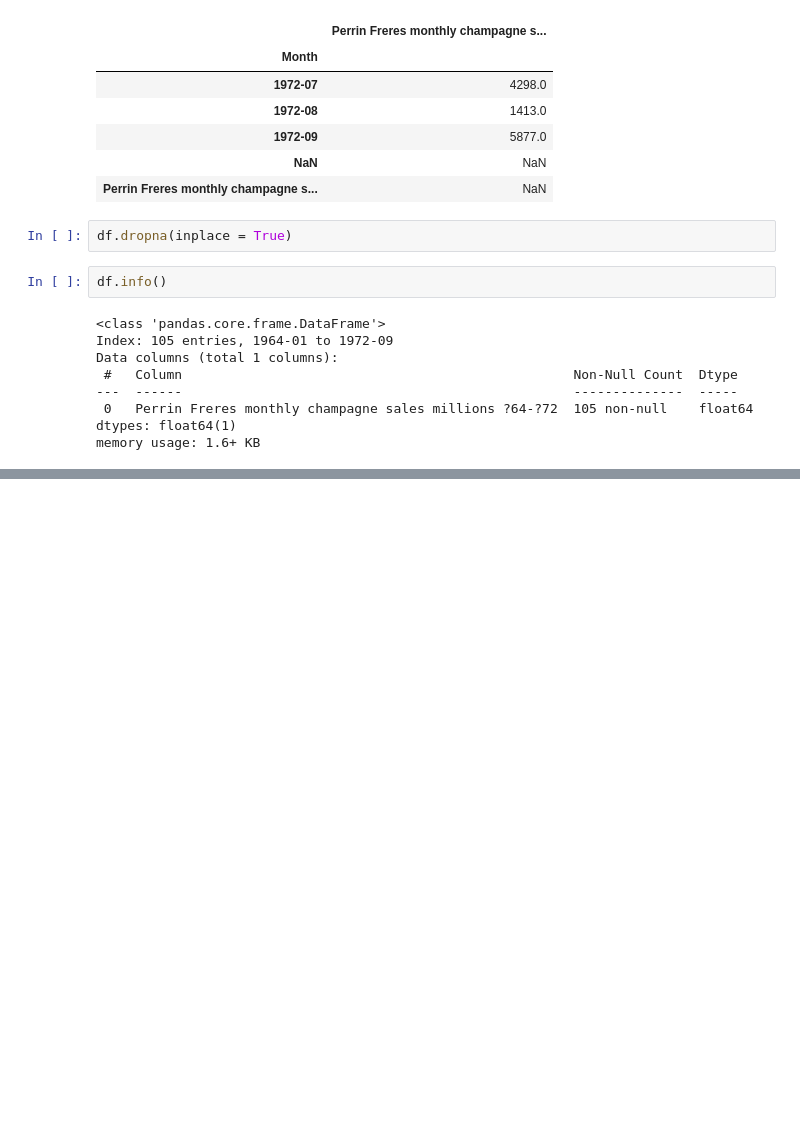
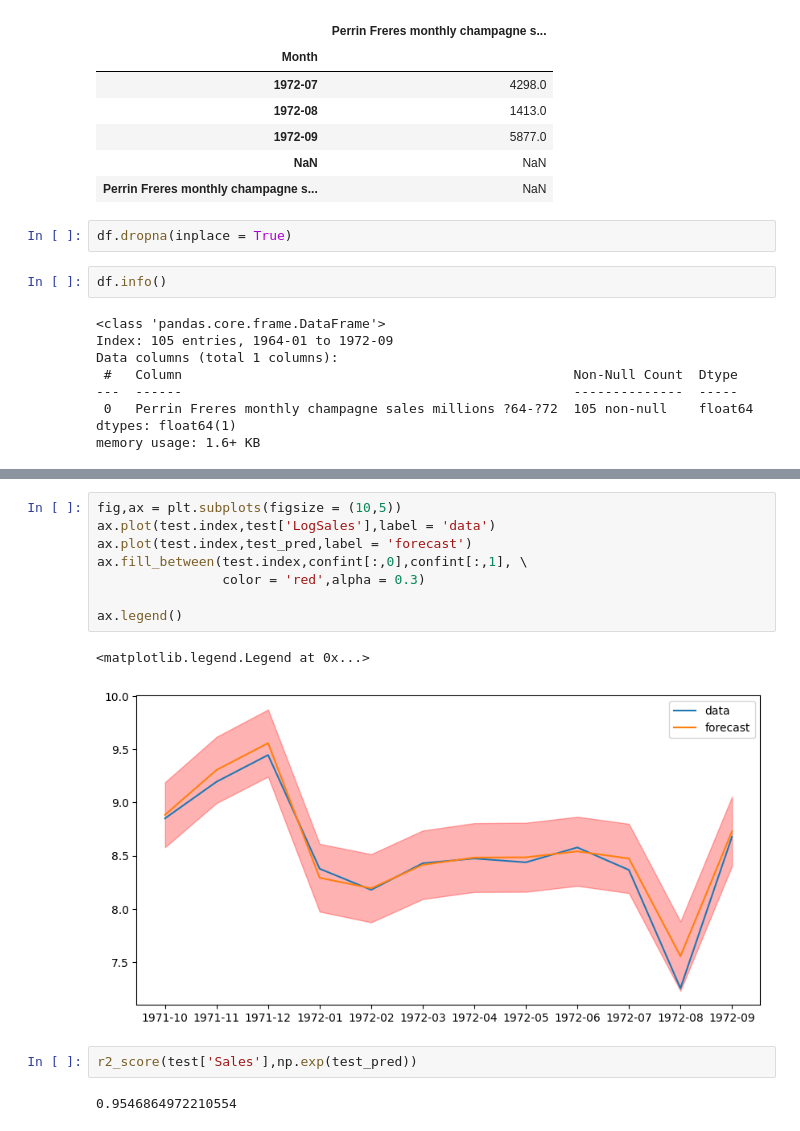
Before and after one commit to yeesem/Time-Series-Data-Analysis, a Jupyter notebook: ARIMA_Champagne.ipynb, the cells around one changed output, grey strips where cells are left out. Cells and saved outputs as stored; diff of their text form; blank space fills up the shorter version.

```diff
--- a/ARIMA_Champagne.ipynb
+++ b/ARIMA_Champagne.ipynb
@@ -84,0 +180,15 @@ memory usage: 1.6+ KB
+# %%
+fig,ax = plt.subplots(figsize = (10,5))
+ax.plot(test.index,test['LogSales'],label = 'data')
+ax.plot(test.index,test_pred,label = 'forecast')
+ax.fill_between(test.index,confint[:,0],confint[:,1], \
+                color = 'red',alpha = 0.3)
+
+ax.legend()
+# %% [output]
+<matplotlib.legend.Legend at 0x...>
+[figure, added]
+# %%
+r2_score(test['Sales'],np.exp(test_pred))
+# %% [output]
+0.9546864972210554
```
Also changed, not shown: parts of 19 cells of this notebook.
